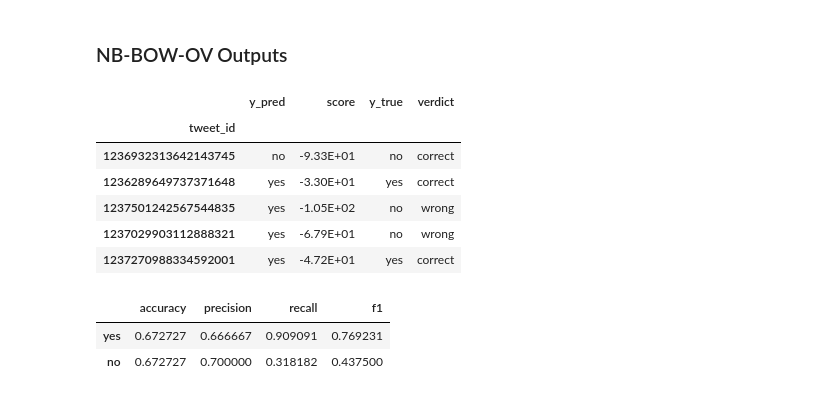
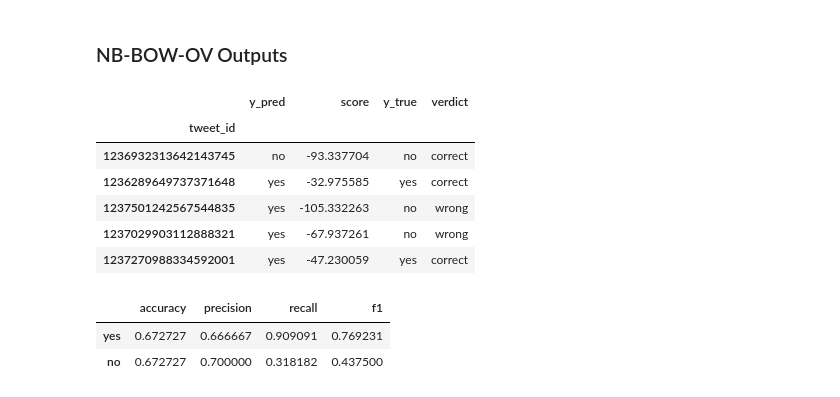
Before and after one commit to yuxiang-zhang/ai-nb-bow, a Jupyter notebook: code/prototype.ipynb, the cells around one changed output. Saved outputs shown, nothing was run; the diff lists cells and outputs as text; code cells hidden in the pictures.

Commit message:
use pandas broadcast and vectorized operations

```diff
--- a/code/prototype.ipynb
+++ b/code/prototype.ipynb
@@ -126,8 +126,8 @@ fv_word_totals = pd.Series(dtype=np.int)
 for c in CLASSES:
     # frequency per class c = sum all rows where target is c
     ov_word_freqs[c] = vec_space_df[y_train==c].sum()
-    # total per class = sum all word freqs where target is c
-    ov_word_totals[c] = ov_word_freqs[c].sum()
+# total per class = sum all word freqs where target is c
+ov_word_totals = ov_word_freqs.sum()
 print('OV Word Frequencies')
 print(ov_word_freqs)
 print('\nOV Word Totals')
@@ -197,11 +190,14 @@ def smooth(freqs: pd.DataFrame, totals: pd.DataFrame, classes, delta: float):
 # %%
 delta = 0.01
-ov_smoothed_freqs, ov_smoothed_totals = smooth(ov_word_freqs, ov_word_totals, CLASSES, delta)
-fv_smoothed_freqs, fv_smoothed_totals = smooth(fv_word_freqs, fv_word_totals, CLASSES, delta)
+ov_word_freqs += delta
+ov_word_totals += delta * len(ov_word_freqs)
 print('OV Smoothed Word Totals')
-print(ov_smoothed_totals)
+print(ov_word_totals)
+
+fv_word_freqs += delta
+fv_word_totals += delta * len(fv_word_freqs)
 print('\nFV Smoothed Word Totals')
-print(fv_smoothed_totals)
+print(fv_word_totals)
 # %% [output]
 OV Smoothed Word Totals
 no     3784.04
@@ -215,8 +215,8 @@ dtype: float64
 # %% [markdown]
 ### Word Probability
 # %%
-ov_model = np.log10(ov_smoothed_freqs / ov_smoothed_totals)
-fv_model = np.log10(fv_smoothed_freqs / fv_smoothed_totals)
+ov_model = np.log10(ov_word_freqs / ov_word_totals)
+fv_model = np.log10(fv_word_freqs / fv_word_totals)
 # %% [markdown]
 # Prediction and Evaluation
 # %% [markdown]
@@ -262,3 +226,24 @@ def trace_predict(model: pd.DataFrame, class_log_proba: pd.Series, X, y, path):
+# %%
+def predict(model: pd.DataFrame, class_log_prior: pd.Series, X):
+    V = model.index
+    # for each doc x: sum the log proba of its words
+    score_single_doc = lambda word_list: (model.loc[V.intersection(word_list)]).sum()
+    # broadcast-add prior to each sum of logs
+    scores = class_log_prior + X_test.apply(score_single_doc)
+    # find max score for each doc with the corresponding class, concat class and score to make a dataframe
+    return pd.concat([scores.idxmax(axis=1), scores.max(axis=1)], axis=1).set_axis(['y_pred', 'score'], axis=1)
+
+def trace_predict(model: pd.DataFrame, class_log_prior: pd.Series, X, y, path):
+    # mapping boolean to str
+    verdict_mapping = {True:'correct',False:'wrong'}
+
+    # make dataframe with columns [y_pred, score, y_true, verdict]
+    trace_df = predict(model, class_log_prior, X)
+    trace_df['y_true'] = y
+    trace_df['verdict'] = (trace_df.y_true == trace_df.y_pred).replace(verdict_mapping)
+
+    np.savetxt(path, trace_df.reset_index(), delimiter='  ', fmt='%s')
+    return trace_df
 # %% [markdown]
 ### Overall Evaluation Files
 # %%
@@ -324,16 +309,16 @@ def eval_model(y_true: pd.Series, y_pred: pd.Series, path):
 ### NB-BOW-OV Outputs
 # %%
 # produce OV trace file
-ov_trace = trace_predict(ov_model, class_log_proba, X_test, y_test, OUTPUT_DIR + '/trace_NB-BOW-OV.txt')
+ov_trace = trace_predict(ov_model, class_log_prior, X_test, y_test, OUTPUT_DIR + '/trace_NB-BOW-OV.txt')
 ov_trace.head()
 # %% [output]
 |  | y_pred | score | y_true | verdict |
 | tweet_id |  |  |  |  |
-| 1236932313642143745 | no | -9.33E+01 | no | correct |
-| 1236289649737371648 | yes | -3.30E+01 | yes | correct |
-| 1237501242567544835 | yes | -1.05E+02 | no | wrong |
-| 1237029903112888321 | yes | -6.79E+01 | no | wrong |
-| 1237270988334592001 | yes | -4.72E+01 | yes | correct |
+| 1236932313642143745 | no | -93.337704 | no | correct |
+| 1236289649737371648 | yes | -32.975585 | yes | correct |
+| 1237501242567544835 | yes | -105.332263 | no | wrong |
+| 1237029903112888321 | yes | -67.937261 | no | wrong |
+| 1237270988334592001 | yes | -47.230059 | yes | correct |
 # %%
 # evaluate OV model performance
 eval_model(ov_trace.y_true, ov_trace.y_pred, OUTPUT_DIR + '/eval_NB-BOW-OV.txt')
```
Also changed, not shown: parts of 6 cells of this notebook.
